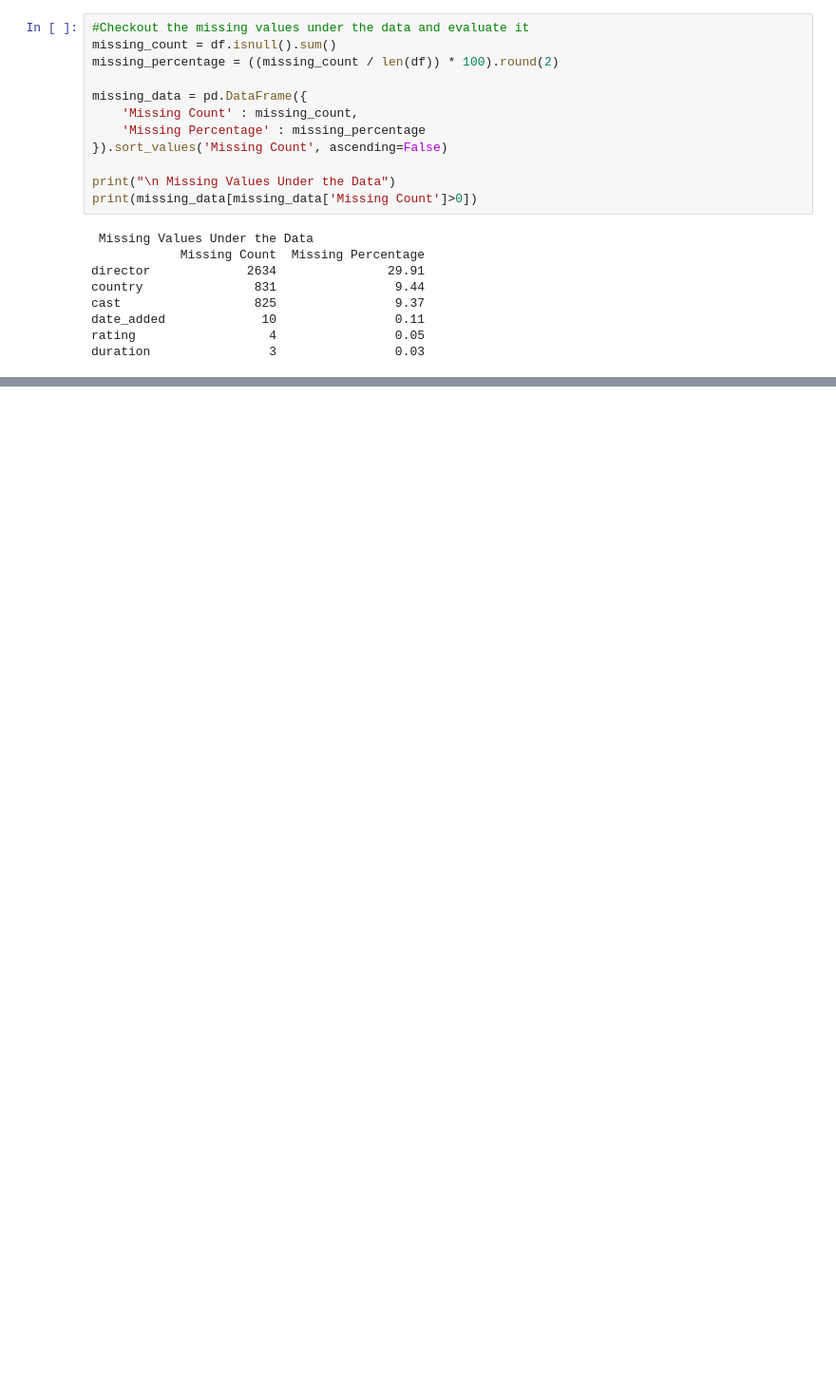
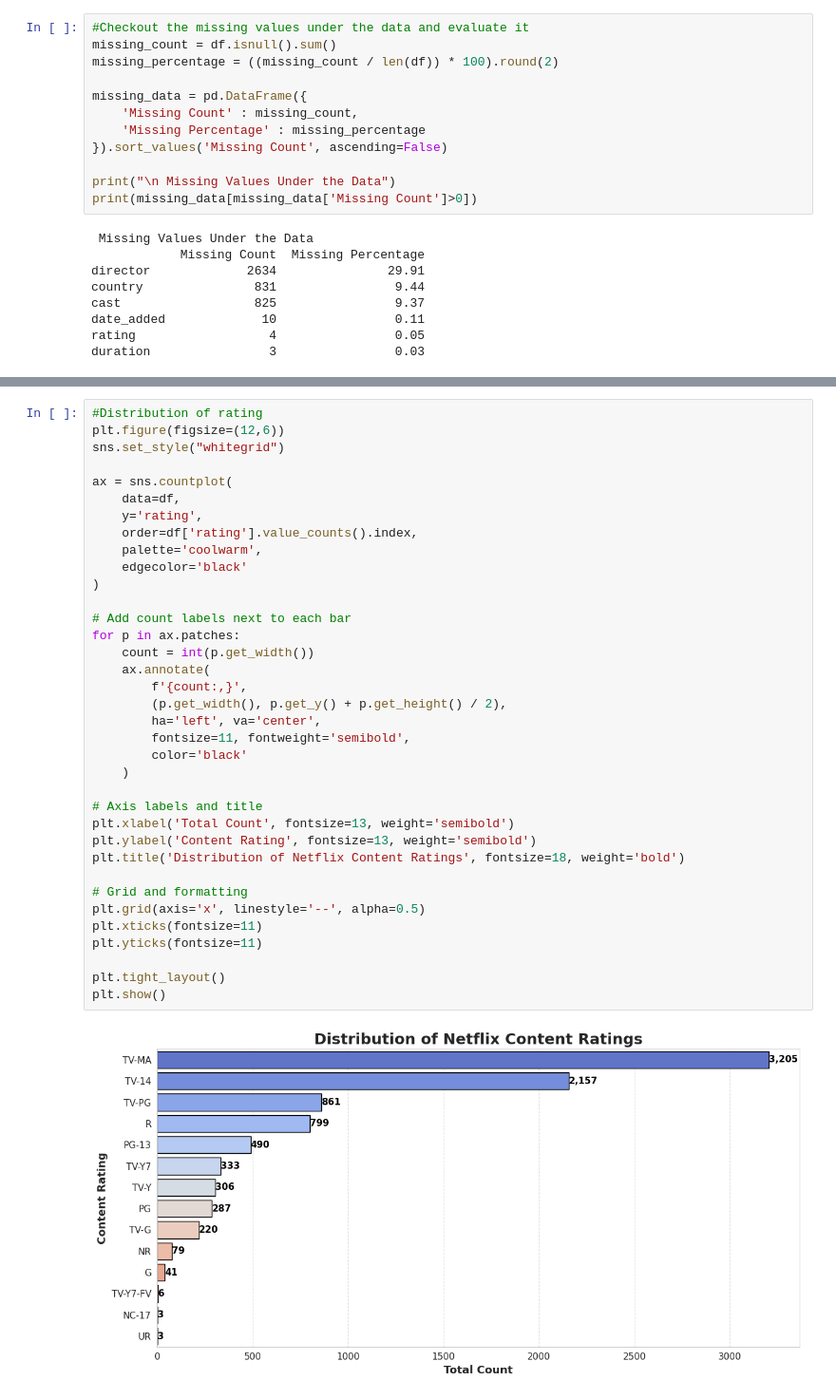
Before and after one commit to Kanakbaghel/Netflix_Movies_and_TV_Shows-EDA-, a Jupyter notebook: Netflix_EDA.ipynb, the cells around one changed output, grey strips where cells are left out. Shown: that part at 95% size. Drawn from its saved outputs; the diff is of its cells as text; blank space fills up the shorter version.

```diff
--- a/Netflix_EDA.ipynb
+++ b/Netflix_EDA.ipynb
@@ -72,0 +147,38 @@ duration                3                0.03
+# %%
+#Distribution of rating
+plt.figure(figsize=(12,6))
+sns.set_style("whitegrid")
+
+ax = sns.countplot(
+    data=df,
+    y='rating',
+    order=df['rating'].value_counts().index,
+    palette='coolwarm',
+    edgecolor='black'
+)
+
+# Add count labels next to each bar
+for p in ax.patches:
+    count = int(p.get_width())
+    ax.annotate(
+        f'{count:,}',
+        (p.get_width(), p.get_y() + p.get_height() / 2),
+        ha='left', va='center',
+        fontsize=11, fontweight='semibold',
+        color='black'
+    )
+
+# Axis labels and title
+plt.xlabel('Total Count', fontsize=13, weight='semibold')
+plt.ylabel('Content Rating', fontsize=13, weight='semibold')
+plt.title('Distribution of Netflix Content Ratings', fontsize=18, weight='bold')
+
+# Grid and formatting
+plt.grid(axis='x', linestyle='--', alpha=0.5)
+plt.xticks(fontsize=11)
+plt.yticks(fontsize=11)
+
+plt.tight_layout()
+plt.show()
+# %% [output]
+[figure, added]
```
Also changed, not shown: parts of 4 cells of this notebook.
